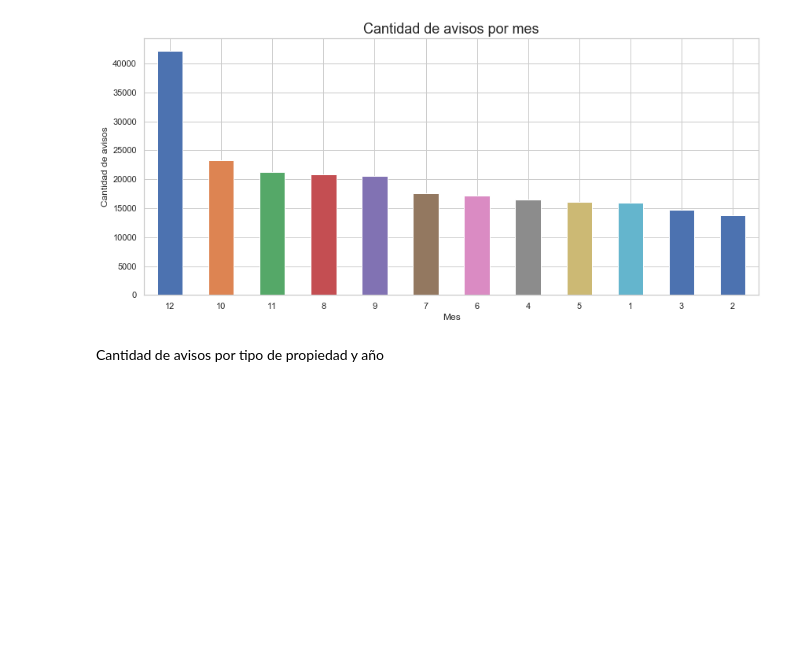
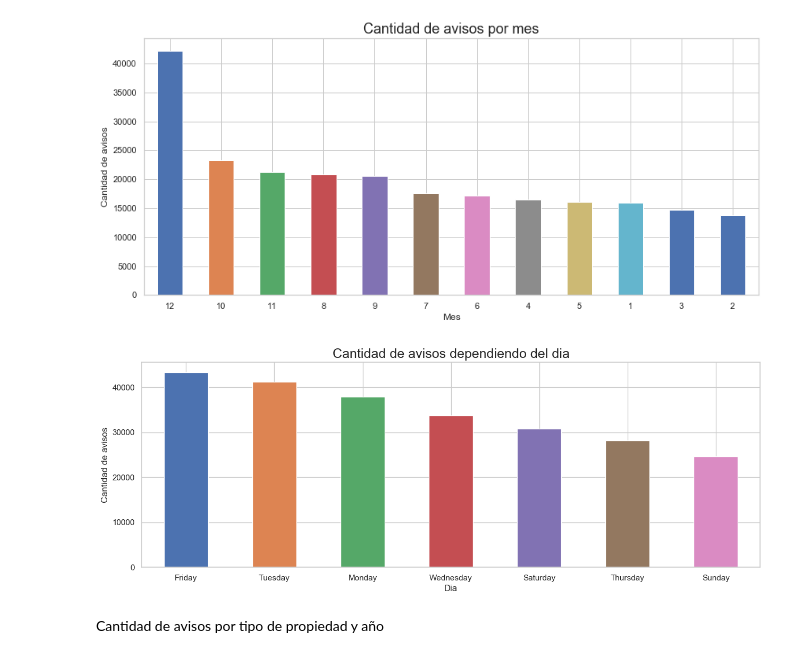
Before and after one commit to alepenaa94/Datos1-2C-2019, a Jupyter notebook: DATOS.ipynb, the cells around one changed output. Cells and saved outputs as stored; diff of their text form; code cells hidden in the pictures; blank space fills up the shorter version.

Commit message:
Agregue una visualizacion de cantidad de avisos dependiendo del dia

```diff
--- a/DATOS.ipynb
+++ b/DATOS.ipynb
@@ -629,6 +607,13 @@ plt.xlabel('Mes')
 plt.ylabel('Cantidad de avisos');
 # %% [output]
 [figure]
+# %%
+df['fecha'].apply(lambda x: x.strftime('%A')).value_counts().plot(kind='bar',rot=0, figsize=(15,5))
+plt.title('Cantidad de avisos dependiendo del dia', fontsize=18)
+plt.xlabel('Dia')
+plt.ylabel('Cantidad de avisos');
+# %% [output]
+[figure, added]
 # %% [markdown]
 Cantidad de avisos por tipo de propiedad y año
 # %%
```
Also changed, not shown: parts of 4 cells of this notebook.
